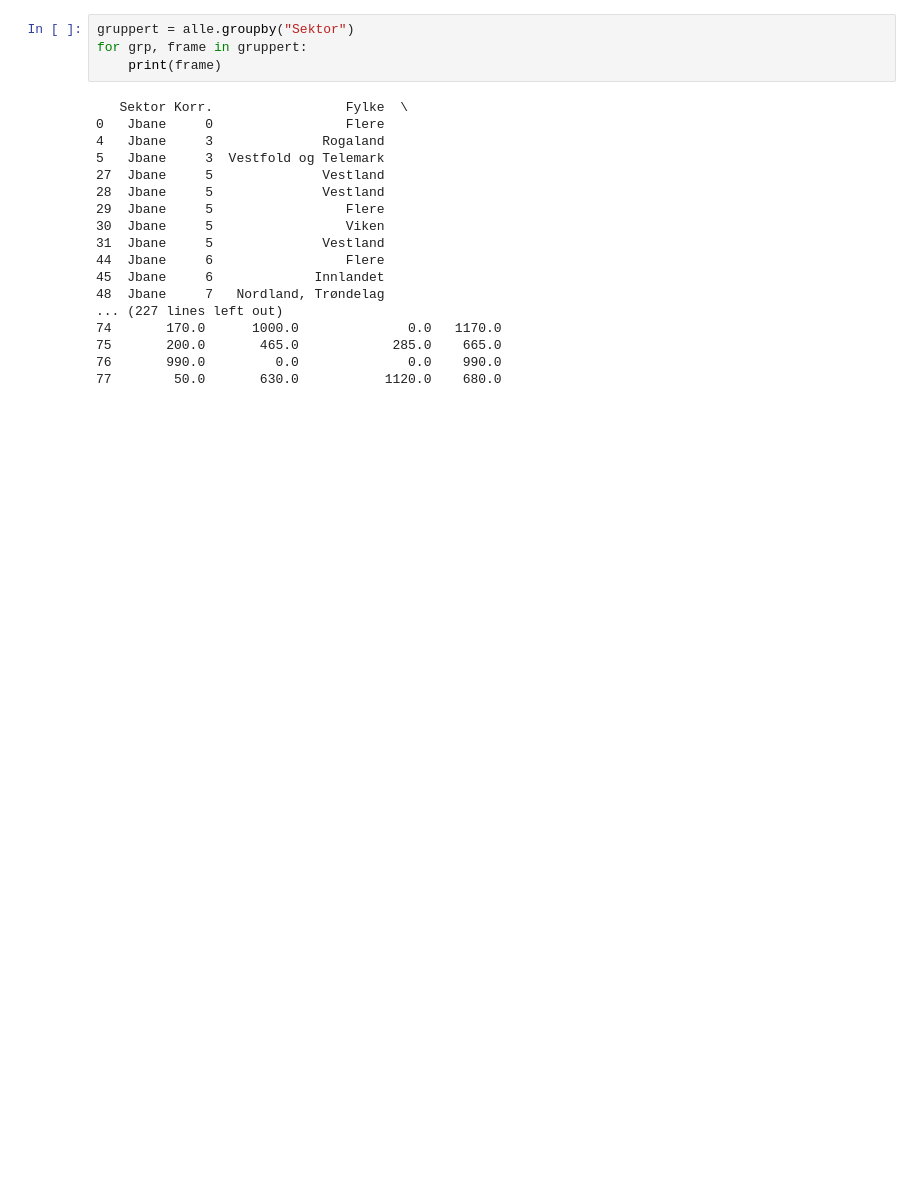
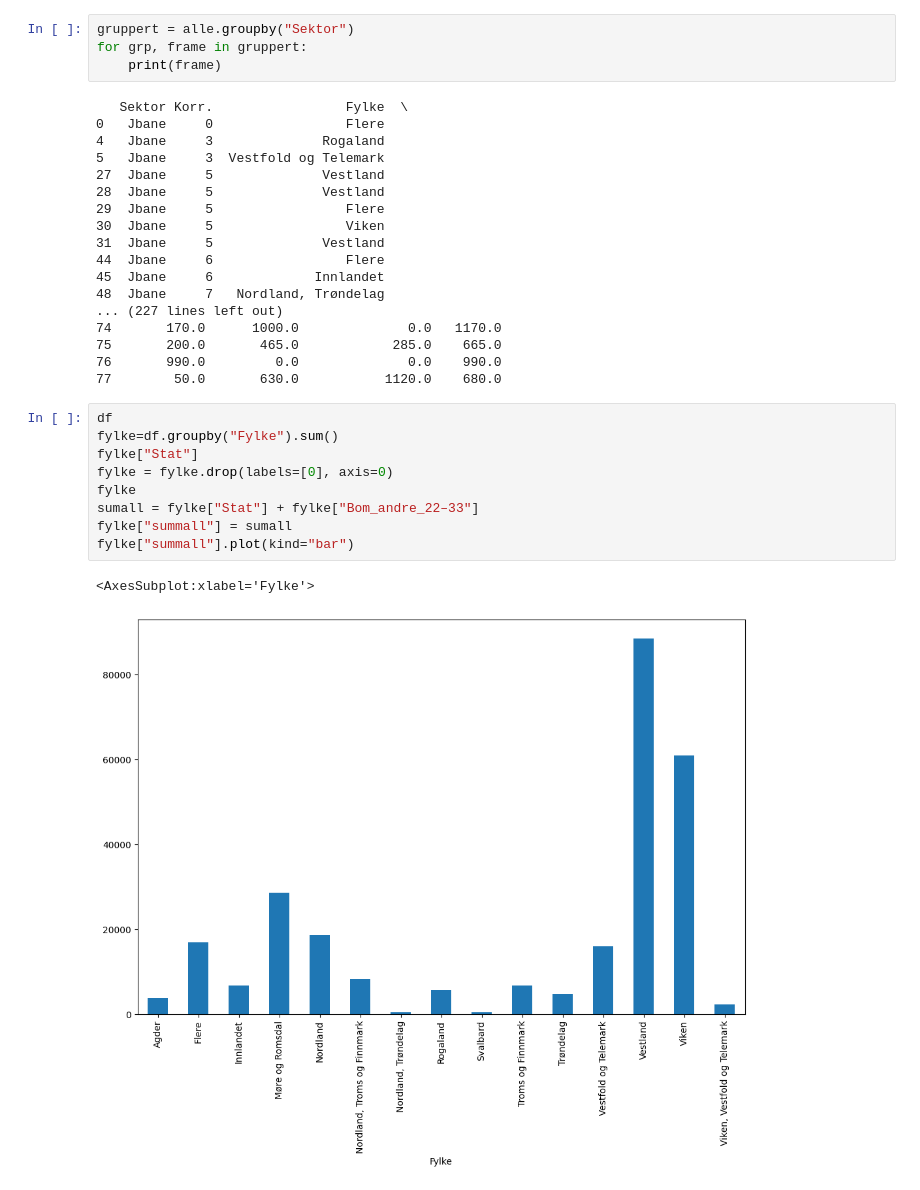
Before and after one commit to jcrivenaes/bomfasttools, a Jupyter notebook: notebooks/ntp_planlagt.ipynb, the cells around one changed output. Saved outputs shown, nothing was run; the diff lists cells and outputs as text; blank space fills up the shorter version.

```diff
--- a/notebooks/ntp_planlagt.ipynb
+++ b/notebooks/ntp_planlagt.ipynb
@@ -107,3 +117,15 @@ for grp, frame in gruppert:
 75       200.0       465.0            285.0    665.0
 76       990.0         0.0              0.0    990.0
 77        50.0       630.0           1120.0    680.0
+# %%
+df
+fylke=df.groupby("Fylke").sum()
+fylke["Stat"]
+fylke = fylke.drop(labels=[0], axis=0)
+fylke
+sumall = fylke["Stat"] + fylke["Bom_andre_22–33"]
+fylke["summall"] = sumall
+fylke["summall"].plot(kind="bar")
+# %% [output]
+<AxesSubplot:xlabel='Fylke'>
+[figure, added]
```
Also changed, not shown: parts of 6 cells of this notebook.
